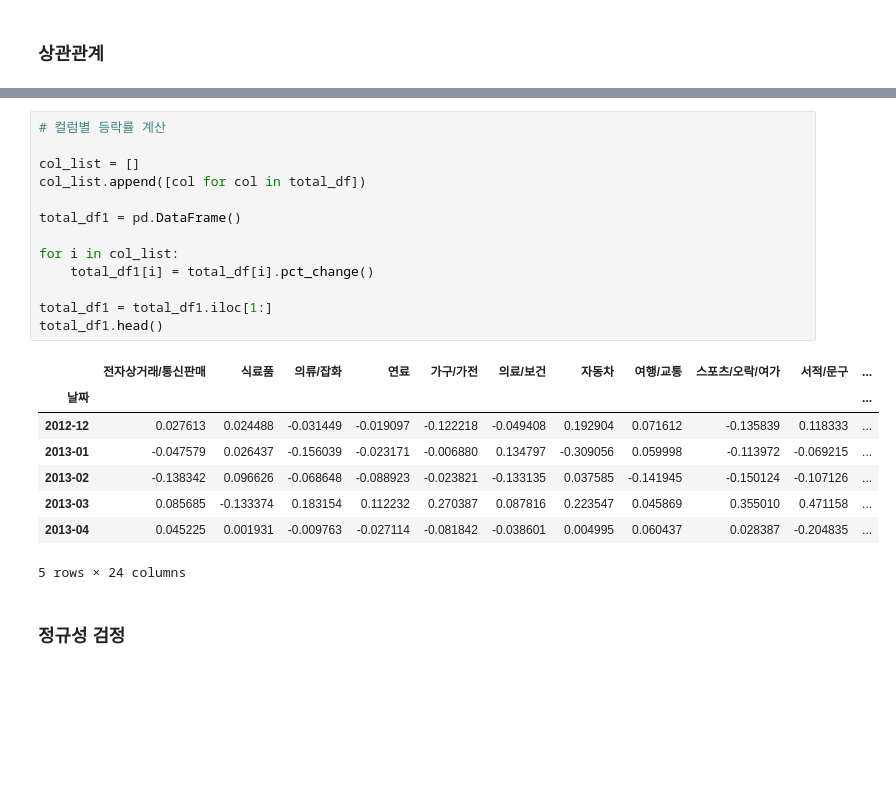
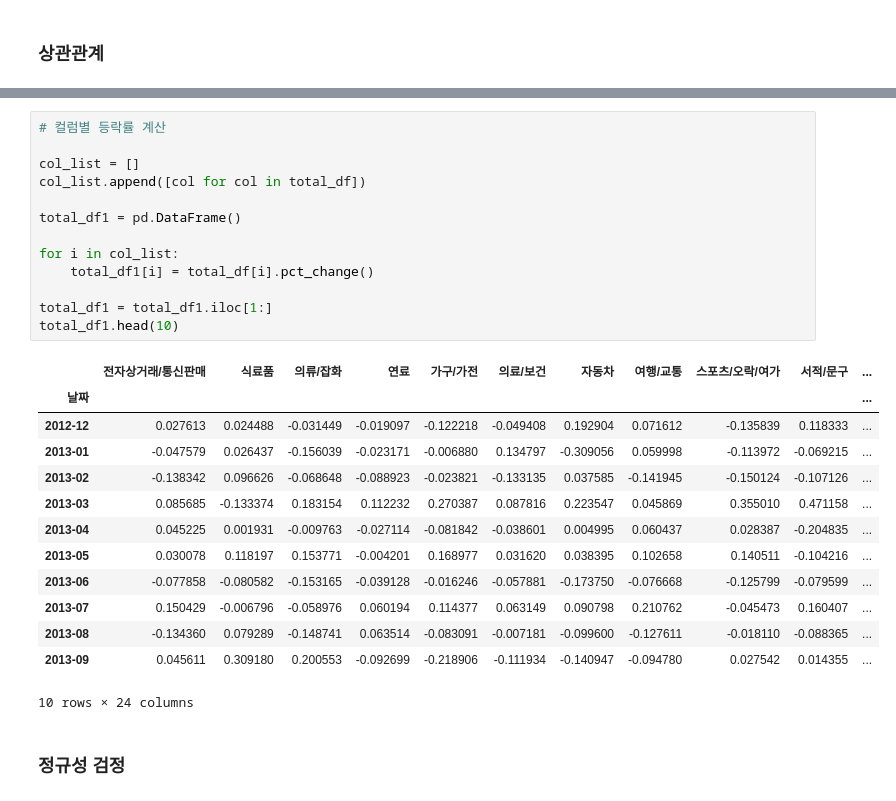
Before and after one commit to KJH3024/test, a Jupyter notebook: 프로젝트1/전국_카드 copy.ipynb, the cells around one changed output, grey strips where cells are left out. Saved outputs shown, nothing was run; the diff lists cells and outputs as text; blank space fills up the shorter version.

```diff
--- a/프로젝트1/전국_카드 copy.ipynb
+++ b/프로젝트1/전국_카드 copy.ipynb
@@ -221,25 +220,30 @@ total_df.head()
 # %%
 # 컬럼별 등락률 계산
 
 col_list = []
 col_list.append([col for col in total_df])
 
 total_df1 = pd.DataFrame()
 
 for i in col_list:
     total_df1[i] = total_df[i].pct_change()
 
 total_df1 = total_df1.iloc[1:]
-total_df1.head()
+total_df1.head(10)
 # %% [output]
 |  | 전자상거래/통신판매 | 식료품 | 의류/잡화 | 연료 | 가구/가전 | 의료/보건 | 자동차 | 여행/교통 | 스포츠/오락/여가 | 서적/문구 | ... |
 | 날짜 |  |  |  |  |  |  |  |  |  |  | ... |
 | 2012-12 | 0.027613 | 0.024488 | -0.031449 | -0.019097 | -0.122218 | -0.049408 | 0.192904 | 0.071612 | -0.135839 | 0.118333 | ... |
 | 2013-01 | -0.047579 | 0.026437 | -0.156039 | -0.023171 | -0.006880 | 0.134797 | -0.309056 | 0.059998 | -0.113972 | -0.069215 | ... |
 | 2013-02 | -0.138342 | 0.096626 | -0.068648 | -0.088923 | -0.023821 | -0.133135 | 0.037585 | -0.141945 | -0.150124 | -0.107126 | ... |
 | 2013-03 | 0.085685 | -0.133374 | 0.183154 | 0.112232 | 0.270387 | 0.087816 | 0.223547 | 0.045869 | 0.355010 | 0.471158 | ... |
 | 2013-04 | 0.045225 | 0.001931 | -0.009763 | -0.027114 | -0.081842 | -0.038601 | 0.004995 | 0.060437 | 0.028387 | -0.204835 | ... |
+| 2013-05 | 0.030078 | 0.118197 | 0.153771 | -0.004201 | 0.168977 | 0.031620 | 0.038395 | 0.102658 | 0.140511 | -0.104216 | ... |
+| 2013-06 | -0.077858 | -0.080582 | -0.153165 | -0.039128 | -0.016246 | -0.057881 | -0.173750 | -0.076668 | -0.125799 | -0.079599 | ... |
+| 2013-07 | 0.150429 | -0.006796 | -0.058976 | 0.060194 | 0.114377 | 0.063149 | 0.090798 | 0.210762 | -0.045473 | 0.160407 | ... |
+| 2013-08 | -0.134360 | 0.079289 | -0.148741 | 0.063514 | -0.083091 | -0.007181 | -0.099600 | -0.127611 | -0.018110 | -0.088365 | ... |
+| 2013-09 | 0.045611 | 0.309180 | 0.200553 | -0.092699 | -0.218906 | -0.111934 | -0.140947 | -0.094780 | 0.027542 | 0.014355 | ... |
-5 rows × 24 columns
+10 rows × 24 columns
 # %% [markdown]
 ### 정규성 검정
 # %%
```
Also changed, not shown: parts of 4 cells of this notebook, 17 other files.
